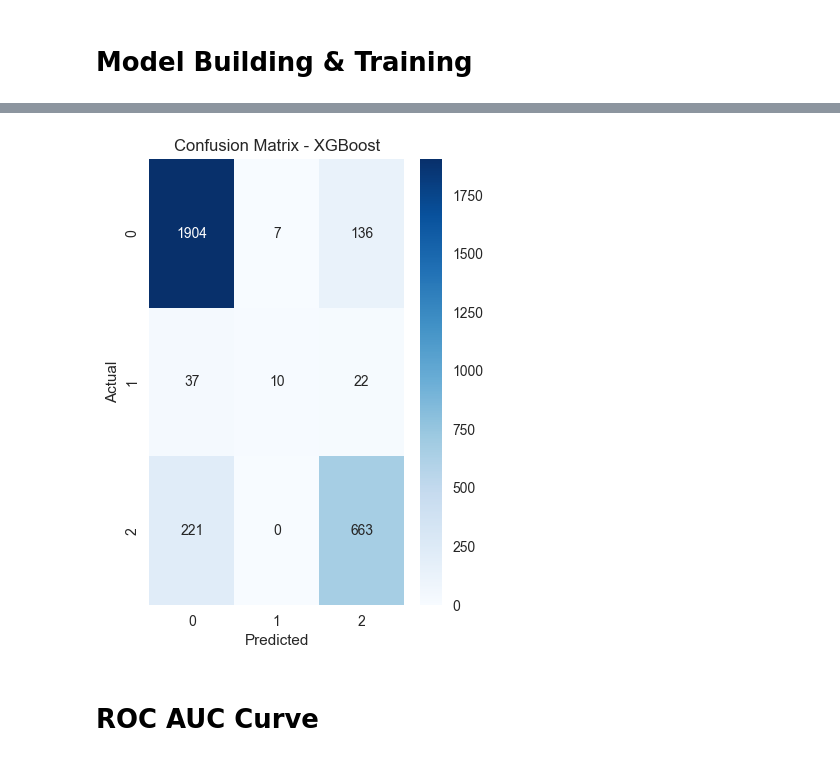
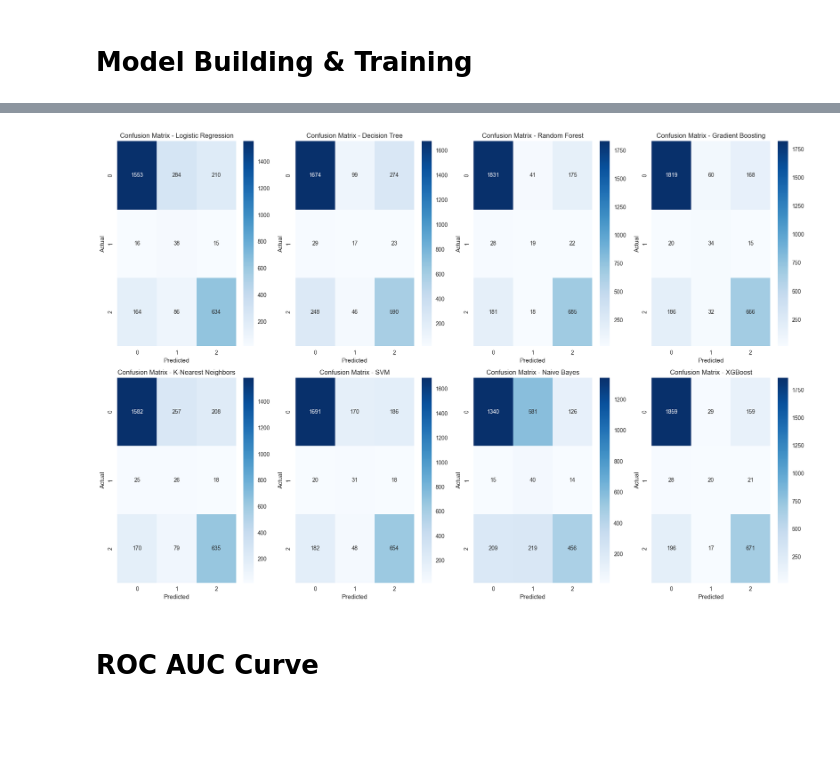
Before and after one commit to TasnimulIntazamAsif/BUBT_AI_Competition_2025, a Jupyter notebook: bubt.ipynb, the cells around one changed output, grey strips where cells are left out. Cells and saved outputs as stored; diff of their text form; code cells hidden in the pictures; blank space fills up the shorter version.

```diff
--- a/bubt.ipynb
+++ b/bubt.ipynb
@@ -11,8 +11,13 @@ from sklearn.impute import SimpleImputer, KNNImputer
 from sklearn.ensemble import RandomForestClassifier, GradientBoostingClassifier
 from sklearn.linear_model import LogisticRegression
 from sklearn.svm import SVC
-from sklearn.metrics import classification_report, confusion_matrix, roc_auc_score, roc_curve
+from sklearn.metrics import classification_report, confusion_matrix, roc_auc_score, roc_curve, accuracy_score
 from sklearn.utils.class_weight import compute_class_weight
+try:
+    from imblearn.over_sampling import SMOTE
+    SMOTE_AVAILABLE = True
+except ImportError:
+    SMOTE_AVAILABLE = False
 import warnings
 warnings.filterwarnings('ignore')
 # Models
@@ -572,36 +636,59 @@ Training and evaluating XGBoost
 # %%
-# Classification Report
-print(f"\nClassification Report for {name}:")
-print(classification_report(y_test, y_pred))
+# Detailed evaluation for each model: confusion matrix, CV accuracy, ROC AUC
 
-# Confusion Matrix
-plt.figure(figsize=(15, 10))
-plt.subplot(2, 4, list(models.keys()).index(name) + 1)
-cm = confusion_matrix(y_test, y_pred)
-sns.heatmap(cm, annot=True, fmt='d', cmap='Blues')
-plt.title(f'Confusion Matrix - {name}')
-plt.ylabel('Actual')
-plt.xlabel('Predicted')
+from sklearn.model_selection import StratifiedKFold
 
-# Fix: Use encoded labels for cross-validation to avoid class mismatch errors
-# Use same labels that the model was trained with
-cv_scores = cross_val_score(
-    model,
-    X_tr,
-    y_tr,       # Use encoded labels, matching model training above
-    cv=5,
-    scoring='accuracy'
-)
-print(f"Cross-Validation Accuracy: {cv_scores.mean():.4f} (+/- {cv_scores.std() * 2:.4f})")
+plt.figure(figsize=(18, 12))
 
-# ROC AUC if model supports probability predictions
-if y_pred_proba is not None:
-    # For multiclass, roc_auc_score expects label-encoded targets and probabilistic outputs
+for idx, (name, res) in enumerate(results.items(), start=1):
+    y_true = res['y_true']
+    y_pred = res['y_pred']
+    y_pred_proba = res['y_pred_proba']
+    model = res['model']
+
+    print(f"\n{'='*60}")
+    print(f"Model: {name}")
+    print(f"Accuracy: {res['accuracy']:.4f}")
+    print("Classification Report:")
+    print(res['classification_report'])
+
+    # Confusion Matrix
+    plt.subplot(2, 4, idx)
+    cm = confusion_matrix(y_true, y_pred)
+    sns.heatmap(cm, annot=True, fmt='d', cmap='Blues')
+    plt.title(f'Confusion Matrix - {name}')
+    plt.ylabel('Actual')
+    plt.xlabel('Predicted')
+
+    # Cross-validation on the whole training set with encoded labels
+    # Reuse global X and y (full data), with the same encoder as before
+    cv = StratifiedKFold(n_splits=5, shuffle=True, random_state=42)
     try:
-        roc_auc = roc_auc_score(y_te, y_pred_proba, multi_class='ovr')  # use encoded test target
-        print(f"ROC AUC Score: {roc_auc:.4f}")
+        # Use encoded labels for CV
+        if 'y_encoded' in globals():
+            y_cv = y_encoded
+        else:
+            from sklearn.preprocessing import LabelEncoder
+            le_cv = LabelEncoder()
+            y_cv = le_cv.fit_transform(y)
+
+        X_scaled_full = scaler.fit_transform(X)
+        cv_score = cross_val_score(model, X_scaled_full, y_cv, cv=cv, scoring='accuracy')
+        print(f"Cross-Validation Accuracy: {cv_score.mean():.4f} (+/- {cv_score.std() * 2:.4f})")
     except Exception as e:
-        print(f"ROC AUC could not be calculated: {e}")
+        print(f"Cross-validation could not be calculated: {e}")
+
+    # ROC AUC if model supports probability predictions
+    if y_pred_proba is not None:
+        try:
+            # For multiclass, roc_auc_score expects label-encoded targets and probabilistic outputs
+            from sklearn.preprocessing import LabelEncoder
+            le_roc = LabelEncoder()
+            y_true_enc = le_roc.fit_transform(y_true)
+            roc_auc = roc_auc_score(y_true_enc, y_pred_proba, multi_class='ovr')
+            print(f"ROC AUC Score: {roc_auc:.4f}")
+        except Exception as e:
+            print(f"ROC AUC could not be calculated: {e}")
 
 plt.tight_layout()
 plt.show()
@@ -622,4 +713,4 @@ ROC AUC Score: 0.9110
-[figure, old version]
+[figure, new version]
 # %% [markdown]
 # ROC AUC Curve
 # %%
```
Also changed, not shown: parts of 11 cells of this notebook, 1 other file.
